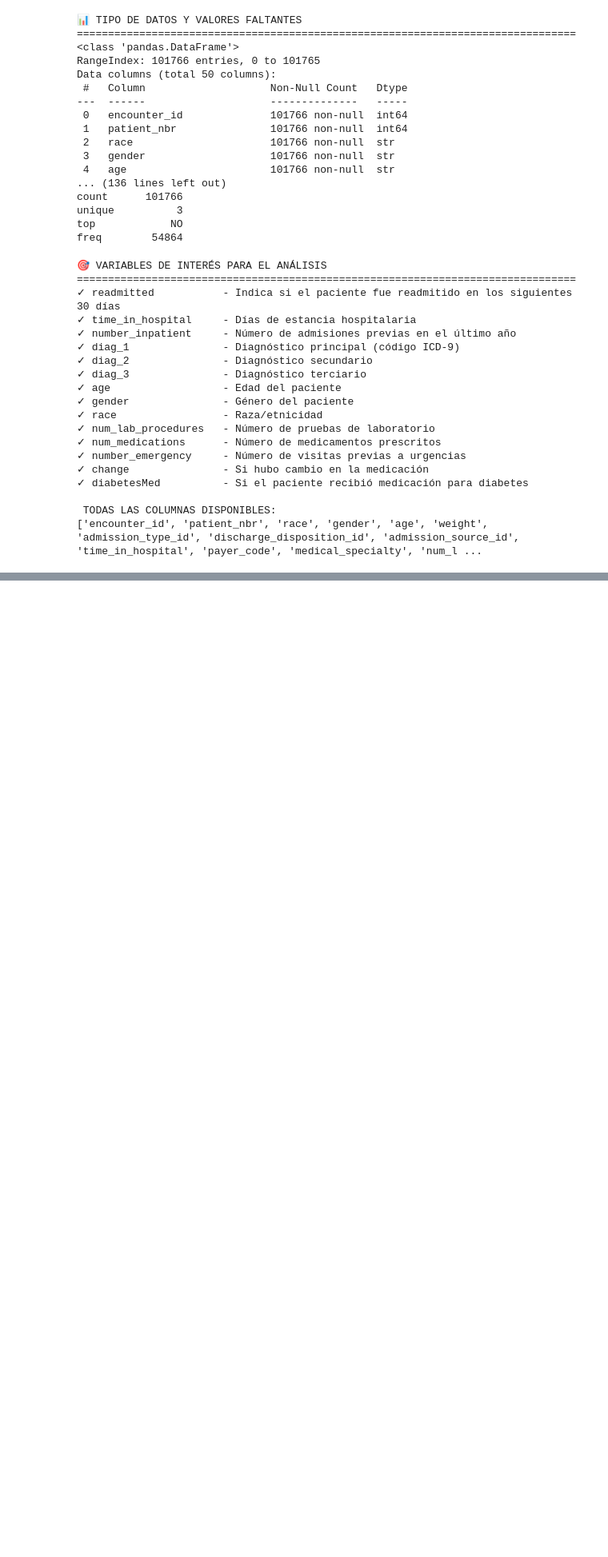
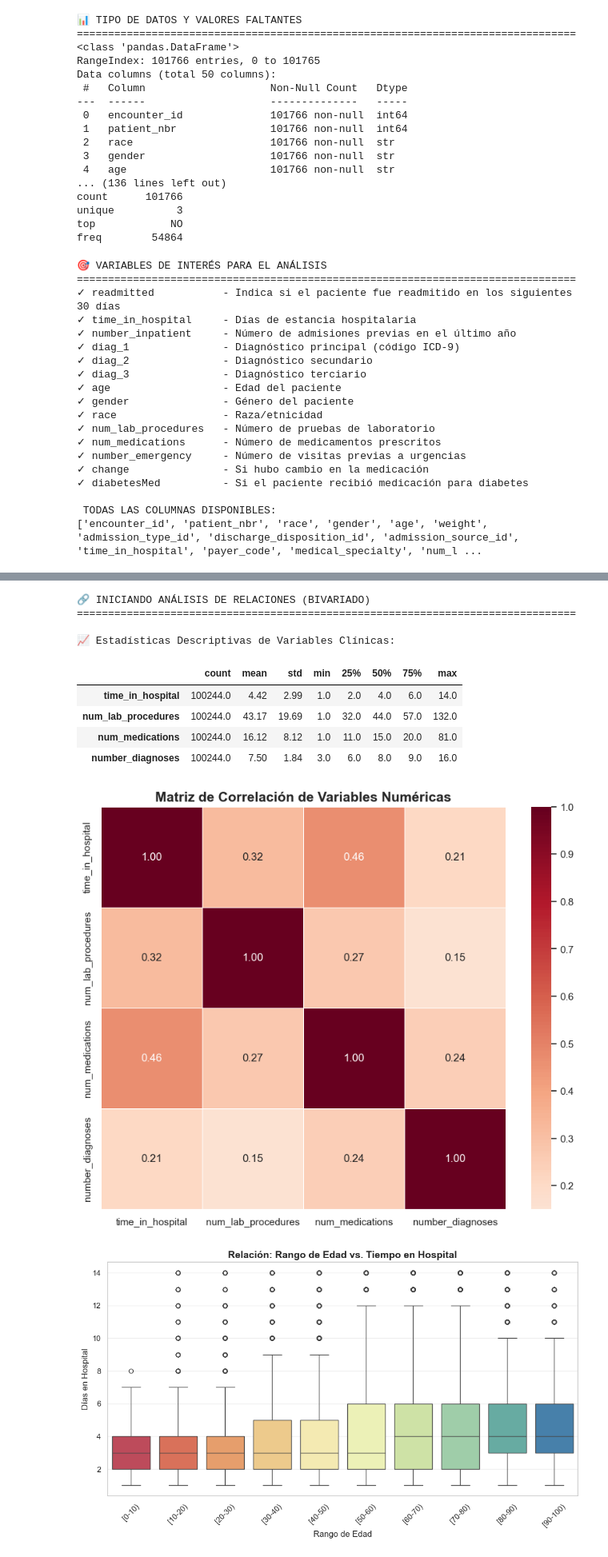
Before and after one commit to andrickraya/DA-Hospital-Readmissions, a Jupyter notebook: codigo.ipynb, the cells around one changed output, grey strips where cells are left out. Shown at 80% size. Cells and saved outputs as stored; diff of their text form; code cells hidden in the pictures; blank space fills up the shorter version.

```diff
--- a/codigo.ipynb
+++ b/codigo.ipynb
@@ -215,0 +361,58 @@ A1Cresult              84748           83.277322
+# %%
+# ==========================================
+# 2.3 ANÁLISIS BIVARIADO Y MATRIZ DE CORRELACIÓN
+# ==========================================
+print("🔗 INICIANDO ANÁLISIS DE RELACIONES (BIVARIADO)")
+print("="*80)
+
+# 1. Corrección del error anterior y Resumen Estadístico
+# Cambiamos 'num_diagnoses' por 'number_diagnoses'
+vars_numericas = ['time_in_hospital', 'num_lab_procedures', 'num_medications', 'number_diagnoses']
+print("\n📈 Estadísticas Descriptivas de Variables Clínicas:")
+display(df_clean[vars_numericas].describe().round(2).T)
+
+# 2. Matriz de Correlación de Pearson
+# Nivel Maestría: No solo mostramos números, usamos un mapa de calor con anotaciones
+plt.figure(figsize=(10, 8))
+corr_matrix = df_clean[vars_numericas].corr()
+sns.heatmap(corr_matrix, annot=True, cmap='RdBu_r', center=0, fmt=".2f", linewidths=0.5)
+plt.title('Matriz de Correlación de Variables Numéricas', fontweight='bold', fontsize=15)
+plt.show()
+
+# 3. Análisis Bivariado Crítico: ¿Cómo influye el tiempo en hospital según la edad?
+# Nota: Usamos 'age' original o 'age_numeric' si ya corriste la transformación del paso anterior
+plt.figure(figsize=(12, 6))
+sns.boxplot(x='age', y='time_in_hospital', data=df_clean, palette='Spectral', order=sorted(df_clean['age'].unique()))
+plt.title('Relación: Rango de Edad vs. Tiempo en Hospital', fontweight='bold', fontsize=14)
+plt.xlabel('Rango de Edad', fontsize=12)
+plt.ylabel('Días en Hospital', fontsize=12)
+plt.xticks(rotation=45)
+plt.grid(axis='y', alpha=0.3)
+plt.show()
+
+# 4. Relación Multivariada: Readmisión vs Estancia vs Género
+plt.figure(figsize=(12, 6))
+sns.violinplot(x='readmitted', y='time_in_hospital', hue='gender',
+               data=df_clean[df_clean['gender'].isin(['Male', 'Female'])],
+               split=True, inner="quart", palette="Set2")
+plt.title('Distribución de Estancia por Readmisión y Género', fontweight='bold', fontsize=14)
+plt.xlabel('¿Fue Readmitido?', fontsize=12)
+plt.ylabel('Tiempo en Hospital (Días)', fontsize=12)
+plt.legend(title='Género')
+plt.show()
+
+print("\n💡 INSIGHTS CLAVE:")
+print(f"1. La correlación más fuerte es entre medicamentos y tiempo en hospital ({corr_matrix.loc['num_medications', 'time_in_hospital']:.2f}).")
+print("2. El gráfico de violín permite ver si la estructura de la estancia cambia drásticamente para los pacientes readmitidos.")
+# %% [output]
+🔗 INICIANDO ANÁLISIS DE RELACIONES (BIVARIADO)
+================================================================================
+
+📈 Estadísticas Descriptivas de Variables Clínicas:
+|  | count | mean | std | min | 25% | 50% | 75% | max |
+| time_in_hospital | 100244.0 | 4.42 | 2.99 | 1.0 | 2.0 | 4.0 | 6.0 | 14.0 |
+| num_lab_procedures | 100244.0 | 43.17 | 19.69 | 1.0 | 32.0 | 44.0 | 57.0 | 132.0 |
+| num_medications | 100244.0 | 16.12 | 8.12 | 1.0 | 11.0 | 15.0 | 20.0 | 81.0 |
+| number_diagnoses | 100244.0 | 7.50 | 1.84 | 3.0 | 6.0 | 8.0 | 9.0 | 16.0 |
+[figure, added]
+[figure, added]
```
Also changed, not shown: parts of 6 cells of this notebook, 1 other file.
